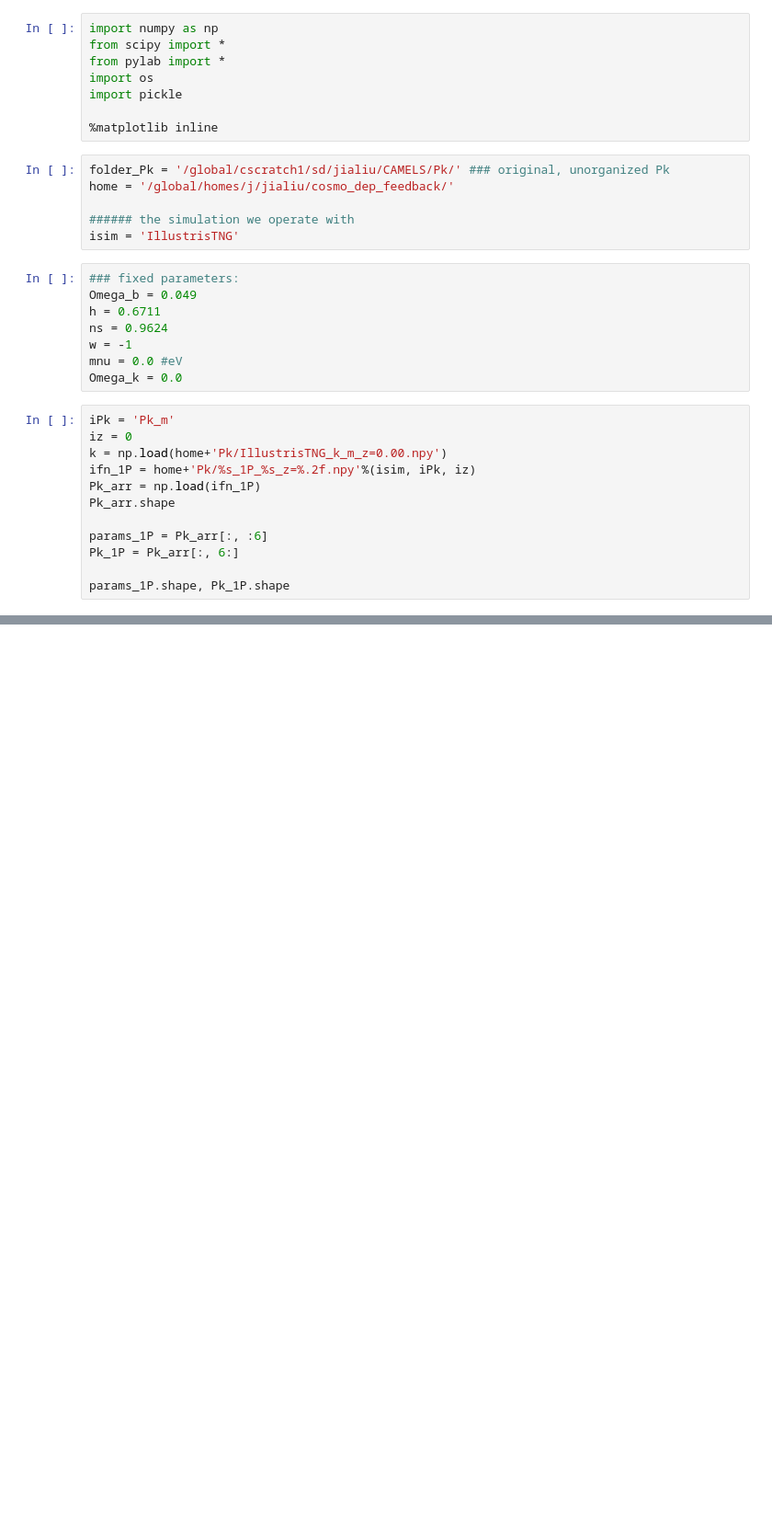
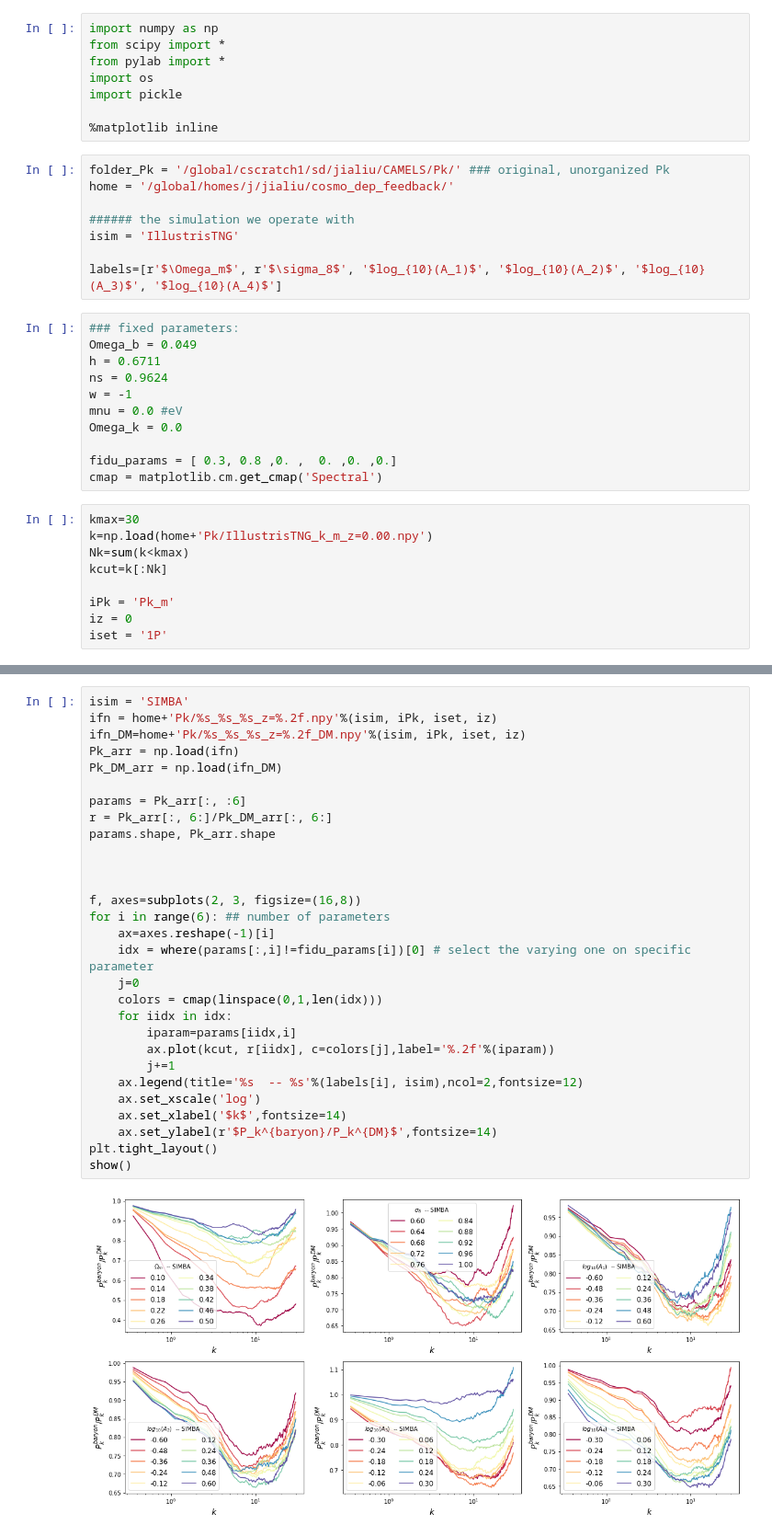
Before and after one commit to liuxx479/cosmo_dep_feedback, a Jupyter notebook: Pk_1P.ipynb, the cells around one changed output, grey strips where cells are left out. Shown: that part at 92% size. Saved outputs shown, nothing was run; the diff lists cells and outputs as text; blank space fills up the shorter version.

```diff
--- a/Pk_1P.ipynb
+++ b/Pk_1P.ipynb
@@ -12,6 +12,8 @@ home = '/global/homes/j/jialiu/cosmo_dep_feedback/'
 
 ###### the simulation we operate with
 isim = 'IllustrisTNG'
+
+labels=[r'$\Omega_m$', r'$\sigma_8$', '$log_{10}(A_1)$', '$log_{10}(A_2)$', '$log_{10}(A_3)$', '$log_{10}(A_4)$']
 # %%
 ### fixed parameters:
 Omega_b = 0.049
@@ -20,15 +22,15 @@ ns = 0.9624
 w = -1
 mnu = 0.0 #eV
 Omega_k = 0.0
+
+fidu_params = [ 0.3, 0.8 ,0. ,  0. ,0. ,0.]
+cmap = matplotlib.cm.get_cmap('Spectral')
 # %%
+kmax=30
+k=np.load(home+'Pk/IllustrisTNG_k_m_z=0.00.npy')
+Nk=sum(k<kmax)
+kcut=k[:Nk]
+
 iPk = 'Pk_m'
 iz = 0
-k = np.load(home+'Pk/IllustrisTNG_k_m_z=0.00.npy')
-ifn_1P = home+'Pk/%s_1P_%s_z=%.2f.npy'%(isim, iPk, iz)
-Pk_arr = np.load(ifn_1P)
-Pk_arr.shape
-
-params_1P = Pk_arr[:, :6]
-Pk_1P = Pk_arr[:, 6:]
-
-params_1P.shape, Pk_1P.shape
+iset = '1P'
@@ -56,0 +66,31 @@ array([[ 0.1       ,  0.8       ,  0.        ,  0.        ,  0.        ,
+# %%
+isim = 'SIMBA'
+ifn = home+'Pk/%s_%s_%s_z=%.2f.npy'%(isim, iPk, iset, iz)
+ifn_DM=home+'Pk/%s_%s_%s_z=%.2f_DM.npy'%(isim, iPk, iset, iz)
+Pk_arr = np.load(ifn)
+Pk_DM_arr = np.load(ifn_DM)
+
+params = Pk_arr[:, :6]
+r = Pk_arr[:, 6:]/Pk_DM_arr[:, 6:]
+params.shape, Pk_arr.shape
+
+
+
+f, axes=subplots(2, 3, figsize=(16,8))
+for i in range(6): ## number of parameters
+    ax=axes.reshape(-1)[i]
+    idx = where(params[:,i]!=fidu_params[i])[0] # select the varying one on specific parameter
+    j=0
+    colors = cmap(linspace(0,1,len(idx)))
+    for iidx in idx:
+        iparam=params[iidx,i]
+        ax.plot(kcut, r[iidx], c=colors[j],label='%.2f'%(iparam))
+        j+=1
+    ax.legend(title='%s  -- %s'%(labels[i], isim),ncol=2,fontsize=12)
+    ax.set_xscale('log')
+    ax.set_xlabel('$k$',fontsize=14)
+    ax.set_ylabel(r'$P_k^{baryon}/P_k^{DM}$',fontsize=14)
+plt.tight_layout()
+show()
+# %% [output]
+[figure, added]
```
Also changed, not shown: parts of 3 cells of this notebook, 2 other files.
